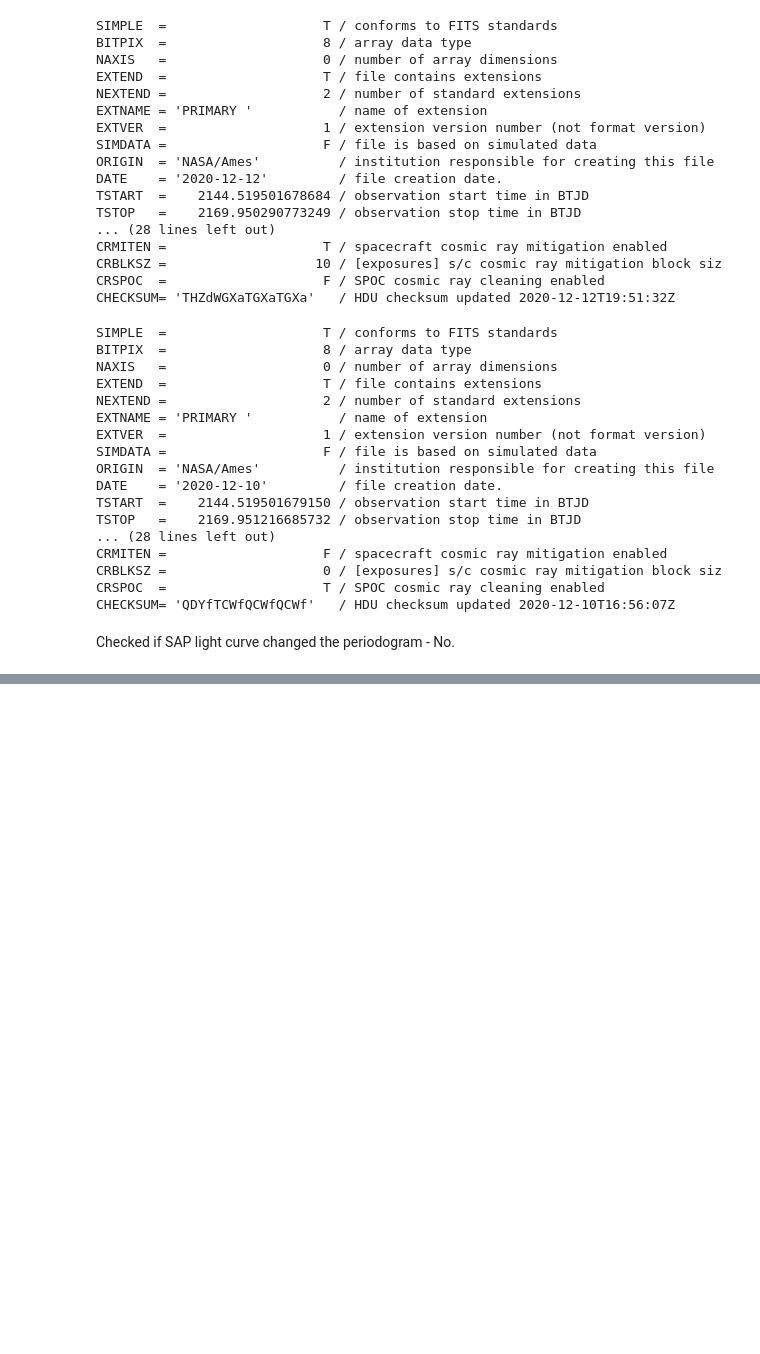
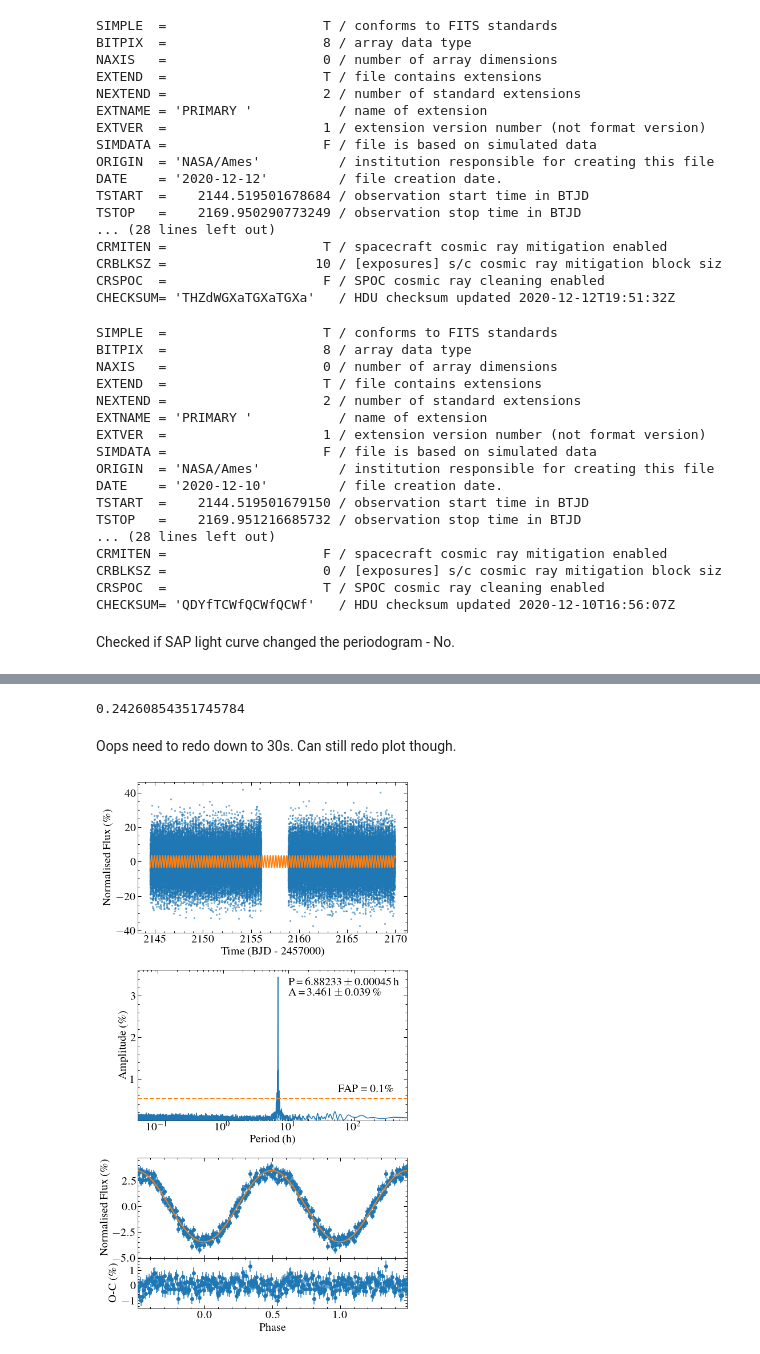
Before and after one commit to davidjwilson/pceb, a Jupyter notebook: cc_cet/cc_cet_tess_s31.ipynb, the cells around one changed output, grey strips where cells are left out. Saved outputs shown, nothing was run; the diff lists cells and outputs as text; code cells hidden in the pictures; blank space fills up the shorter version.

```diff
--- a/cc_cet/cc_cet_tess_s31.ipynb
+++ b/cc_cet/cc_cet_tess_s31.ipynb
@@ -663,0 +692,78 @@ Checked if SAP light curve changed the periodogram - No.
+# %%
+fake_peaks = np.load('fake_peaks5.npy')
+fa99 = np.percentile(fake_peaks, 99.9)
+print(fa99)
+
+# print(fake_peaks)
+# %% [output]
+0.24260854351745784
+# %% [markdown]
+Oops need to redo down to 30s. Can still redo plot though.
+# %%
+# fig,  (ax, ax1, ax2) = plt.subplots(1, 3, figsize=(10, 15))
+plt.figure(figsize=(8, 14))
+gs = GridSpec(3, 1)
+plt.subplot(gs[1, :])
+pg20h = pg20n.period.to(u.hour)
+plt.plot(pg20h, pg20n.power)
+plt.xscale('log')
+plt.axhline(fa99, c='C1', ls='--', lw=2)
+
+plt.xlim(0.05, pg20h[0].value)
+plt.ylim(0.0001)
+plt.ylabel('Amplitude (\%)', size=20)
+plt.xlabel('Period (h)', size=20)
+#axins = inset_axes(ax, width='40%', height='30%', loc=2)
+#axins.plot(pg1m[mask], pg1.power[mask])
+plt.annotate('P\,=\,{0}\,$\pm$\,{1}\,h \n A\,=\,{2}\,$\pm$\,{3}\,\%'.format(6.88233,0.00045, 3.461,  0.039), (10, 3.), xycoords='data')
+#6.882326693607637 0.0004561525821496103
+#-3.4613593519684556 0.039138214912684814
+
+plt.annotate('FAP = 0.1\%', (0.95, fa99+0.1), xycoords=('axes fraction', 'data'), ha='right', va='bottom')
+
+plt.subplot(gs[0, :])
+
+
+plt.scatter(lc20n.time, lc20n.flux, s=5, rasterized=True, alpha=0.5)
+plt.plot(timefit, sin_fit(timefit), c='C1', lw=2)
+
+
+
+
+plt.ylabel('Normalised Flux (\%)', size=20)
+plt.xlabel('Time (BJD - 2457000)', size=20)
+
+gs1 = gs[2].subgridspec(3, 1, hspace=0)
+plt.subplot(gs1[:2, :])
+lcf = lc20n.fold(1/sin_fit.frequency.value, t0=eph).bin(500)
+
+lcf_mod =  models.Sine1D(amplitude=fold_fit.amplitude, frequency= 1, phase=0, fixed={'amplitude': True, 'frequency':True})
+lcf_fit = fitter(lcf_mod, lcf.time, lcf.flux, weights = 1/lcf.flux_err, maxiter=100000)
+#two cycles
+plt.errorbar(lcf.time, lcf.flux, yerr=lcf.flux_err, ls='none', marker='o', c='C0')
+plt.plot(fold_time, lcf_fit(fold_time), c='C1', lw=2, zorder=10)
+plt.errorbar(lcf.time+1, lcf.flux, yerr=lcf.flux_err, ls='none', marker='o', c='C0')
+plt.plot(fold_time+1, lcf_fit(fold_time), c='C1', lw=2, zorder=10)
+
+plt.ylabel('Normalised Flux (\%)', size=20)
+plt.xticks(visible=False)
+
+xlims = [-0.49, 1.49] #storing here to update both plots at once
+plt.xlim(xlims[0], xlims[1])
+
+plt.subplot(gs1[2:, :])
+mod = lcf_fit(lcf.time)
+plt.errorbar(lcf.time, lcf.flux-mod, yerr=lcf.flux_err, ls='none', marker='o', c='C0')
+plt.errorbar(lcf.time+1, lcf.flux-mod, yerr=lcf.flux_err, ls='none', marker='o', c='C0')
+plt.xlim(xlims[0], xlims[1])
+plt.ylabel('O-C (\%)', size=20)
+
+plt.xlabel('Phase', size=20)
+plt.tight_layout()
+#plt.subplots_adjust(hspace=0.18)
+# ax.subplots_adjust(hspace=0.7)
+#ax1.set_top=0.99
+#ax.set_bottom=0.01
+plt.savefig('plots/cc_cet_tess_20s.pdf', dpi=150)
+# %% [output]
+[figure, added]
```
Also changed, not shown: parts of 5 cells of this notebook, 11 other files.
